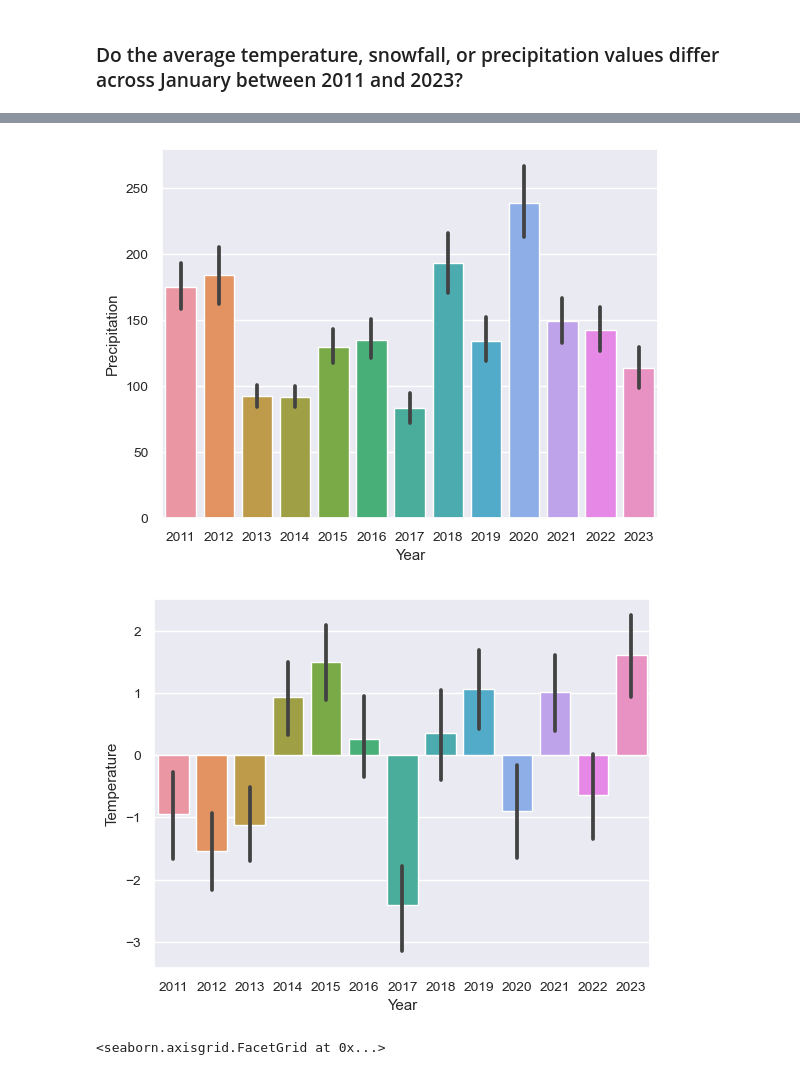
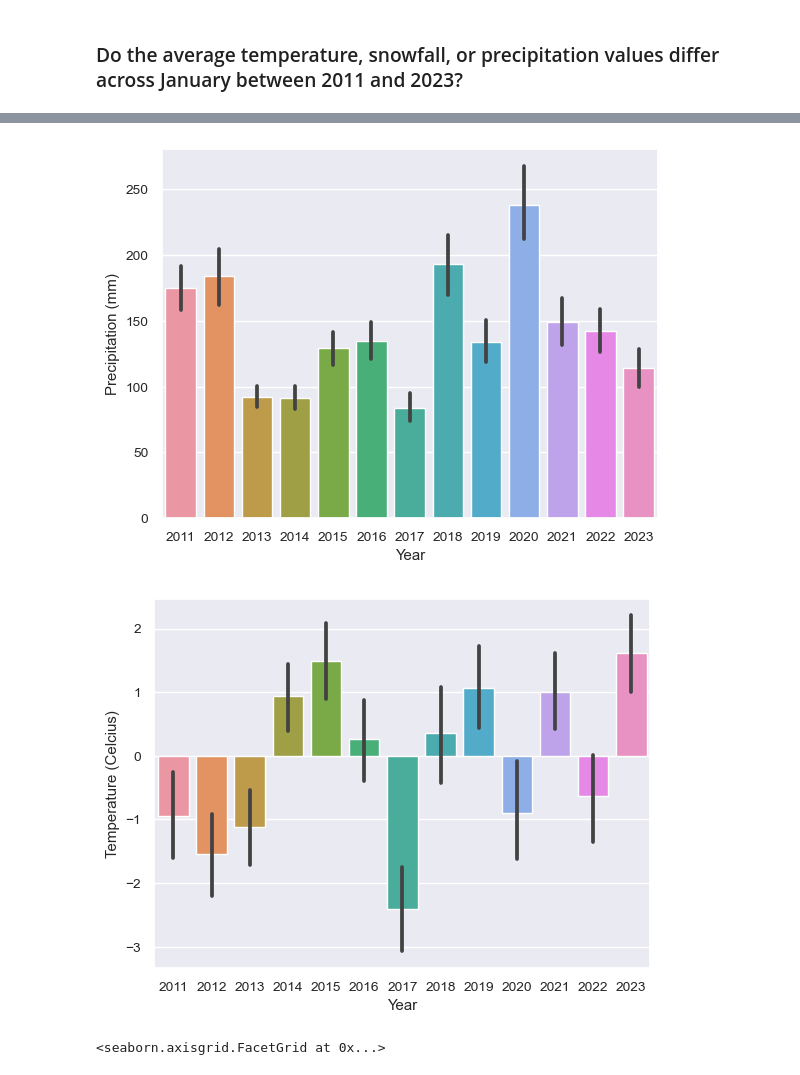
Before and after one commit to ubco-W2022T2-data301/project-group33, a Jupyter notebook: analysis/analysis1.ipynb, the cells around one changed output, grey strips where cells are left out. Drawn from its saved outputs; the diff is of its cells as text; code cells hidden in the pictures.

```diff
--- a/analysis/analysis1.ipynb
+++ b/analysis/analysis1.ipynb
@@ -123,16 +123,16 @@ df2.to_csv("summerdata_allysa.csv", index=None)
 sns.set(font_scale=.9)
 snowfall_plot = sns.barplot(y=df['Snow'],
                                       x = df['year']
-                                     ).set(ylabel='Snowfall', xlabel='Year')
+                                     ).set(ylabel='Snowfall (mm)', xlabel='Year')
 plt.show(snowfall_plot)
 precip_plot = sns.barplot(y=df['Precip'],
                                       x = df['year']
-                                 ).set(ylabel='Precipitation', xlabel='Year')
+                                 ).set(ylabel='Precipitation (mm)', xlabel='Year')
 plt.show(precip_plot)
 sns.set_style("whitegrid",{'axes.grid' : False})
 sns.set(font_scale=.9)
 temp_plot = sns.barplot(y=df['Temp'],
                                       x = df['year']
-                                     ).set(ylabel='Temperature', xlabel='Year')
+                                     ).set(ylabel='Temperature (Celcius)', xlabel='Year')
 plt.show(temp_plot)
 # %% [output]
@@ -140,5 +140,5 @@ plt.show(temp_plot)
-[figure, old version]
+[figure, new version]
-[figure, old version]
+[figure, new version]
 # %%
 # try with ridgeline
 sns.set_theme(style="white", rc={"axes.facecolor": (0, 0, 0, 0)})
```
Also changed, not shown: parts of 20 cells of this notebook.
